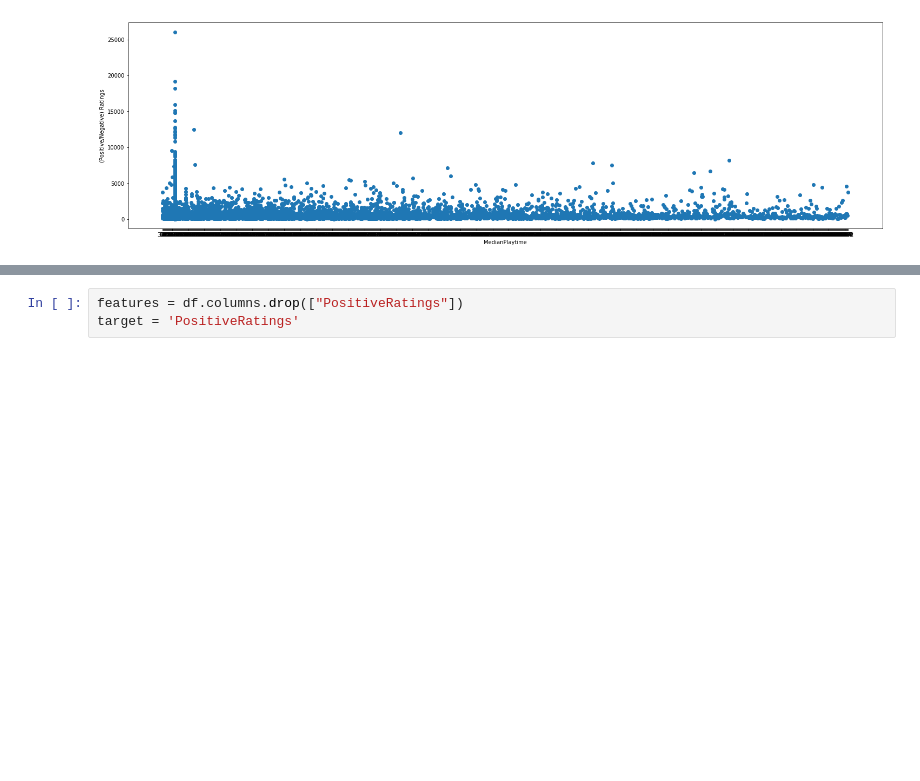
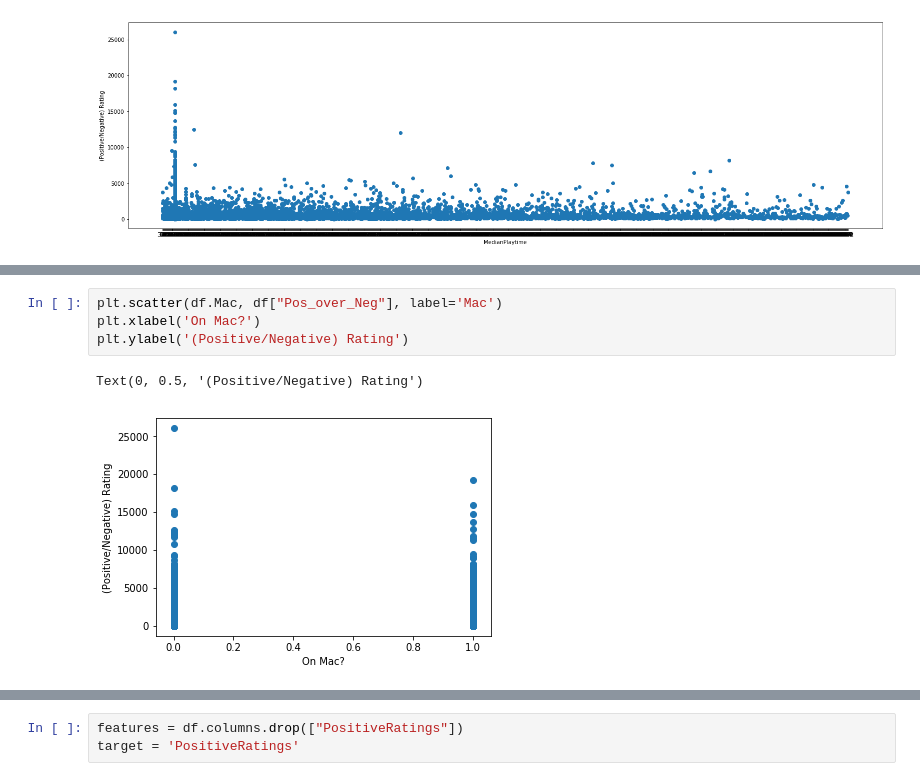
Before and after one commit to acpedersen/Project-2---Steam-Game-Rating-Predictions, a Jupyter notebook: SteamGames.ipynb, the cells around one changed output, grey strips where cells are left out. Saved outputs shown, nothing was run; the diff lists cells and outputs as text; blank space fills up the shorter version.

```diff
--- a/SteamGames.ipynb
+++ b/SteamGames.ipynb
@@ -109,0 +117,7 @@ pos_neg("MedianPlaytime")
+# %%
+plt.scatter(df.Mac, df["Pos_over_Neg"], label='Mac')
+plt.xlabel('On Mac?')
+plt.ylabel('(Positive/Negative) Rating')
+# %% [output]
+Text(0, 0.5, '(Positive/Negative) Rating')
+[figure, added]
```
Also changed, not shown: parts of 4 cells of this notebook.
